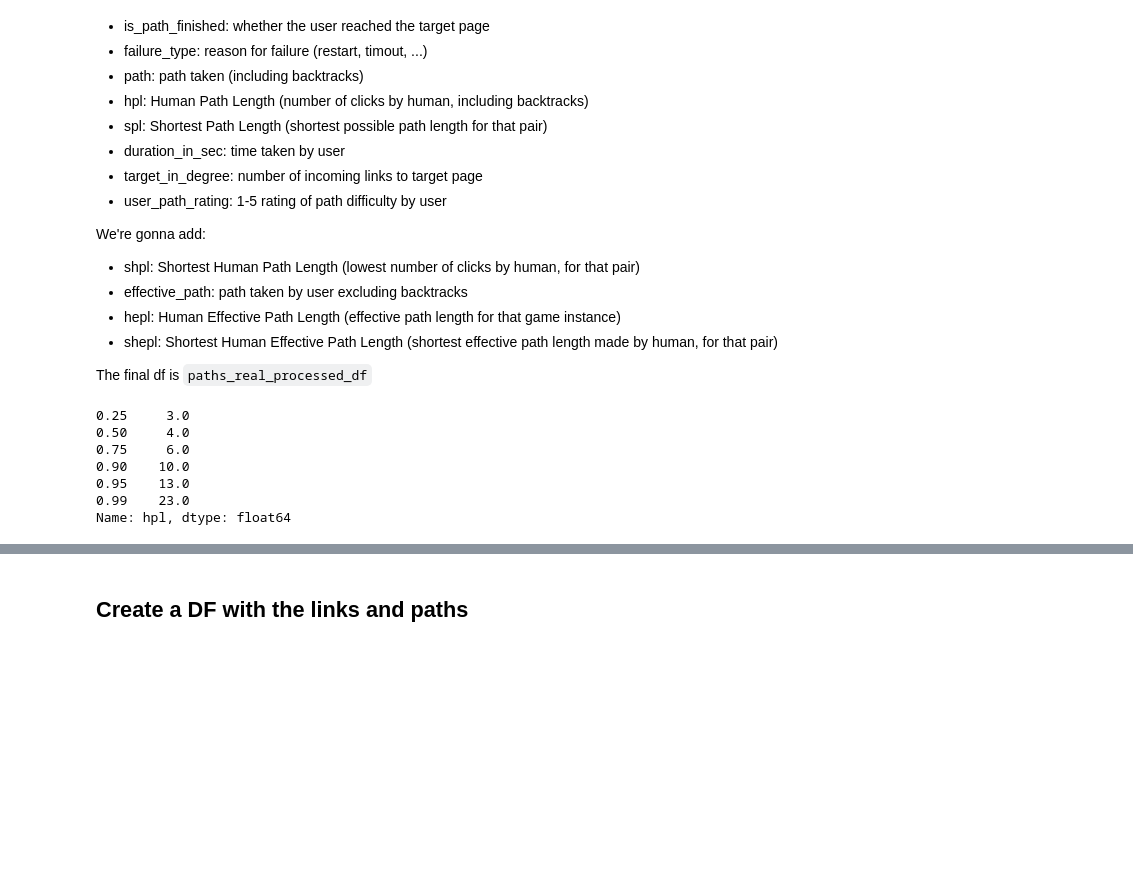
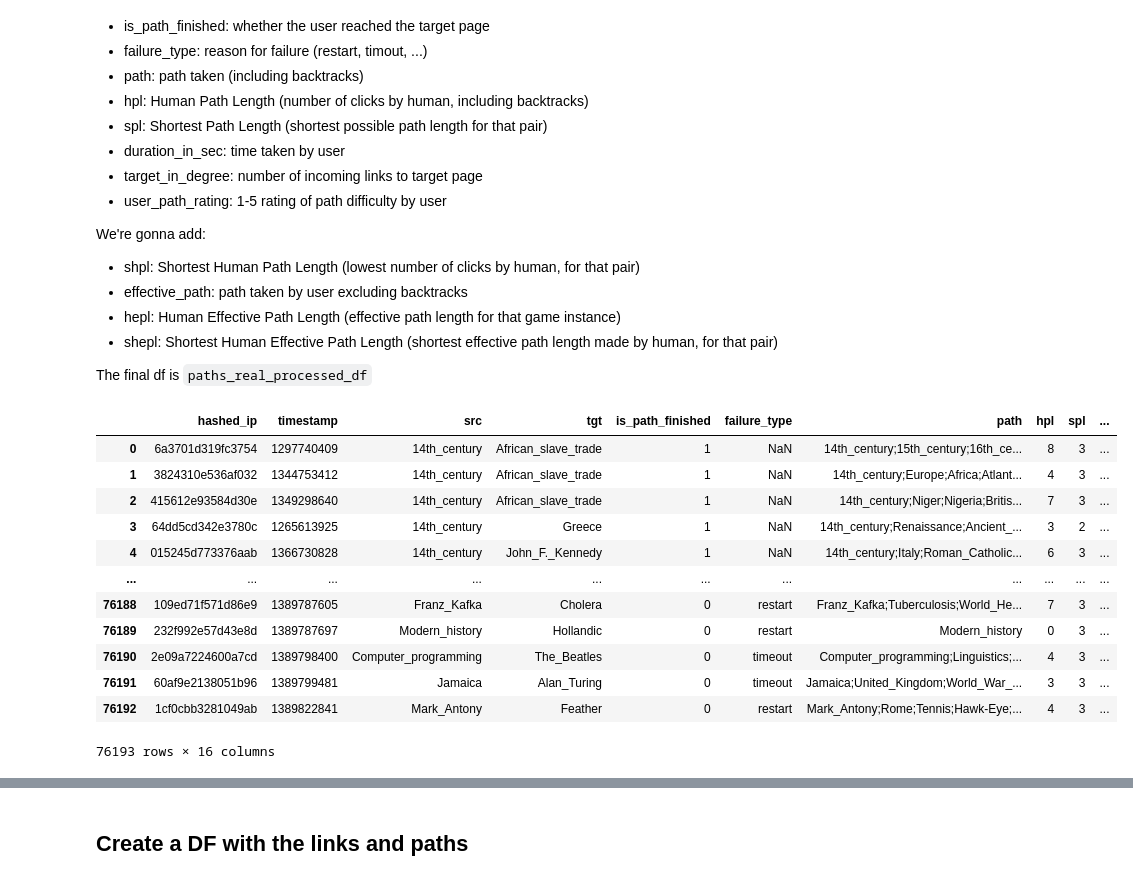
Before and after one commit to au-clan/WikiAgent, a Jupyter notebook: src/exploration.ipynb, the cells around one changed output, grey strips where cells are left out. Cells and saved outputs as stored; diff of their text form; code cells hidden in the pictures; blank space fills up the shorter version.

Commit message:
finished creating paths_real_processed_df.tsv

```diff
--- a/src/exploration.ipynb
+++ b/src/exploration.ipynb
@@ -51,40 +48,48 @@ The final df is `paths_real_processed_df`
 # %%
 # `paths_real_df` (from Akhil) has the columns:
 #  - hashed_ip: user identifier
 #  - timestamp: time of the game
 #  - src, tgt: source and target pages
 #  - is_path_finished: whether the user reached the target page
 #  - failure_type: reason for failure (restart, timout, ...)
 #  - path: path taken (including backtracks)
 #  - hpl: Human Path Length (number of clicks by human, including backtracks)
 #  - spl: Shortest Path Length (shortest possible path length for that pair)
 #  - duration_in_sec: time taken by user
 #  - target_in_degree: number of incoming links to target page
 #  - user_path_rating: 1-5 rating of path difficulty by user
 
 # We're gonna add:
 #  - shpl: Shortest Human Path Length (lowest number of clicks by human, for that pair)
 #  - effective_path: path taken by user excluding backtracks
 #  - hepl: Human Effective Path Length (effective path length for that game instance)
 #  - shepl: Shortest Human Effective Path Length (shortest effective path length made by human, for that pair)
 
 # The final df is `paths_real_processed_df`
 
 paths_real_processed_df = pd.read_csv(PATH_IN + 'paths_real_df.csv')
-# view quantiles of hpl
-paths_real_processed_df['hpl'].quantile([0.25, 0.5, 0.75, 0.9, 0.95, 0.99])
 
-# paths_real_processed_df["effective_path"] = paths_real_processed_df.apply(lambda row: effective_path(row["path"]), axis=1)
+paths_real_processed_df["effective_path"] = paths_real_processed_df.apply(lambda row: effective_path(row["path"]), axis=1)
+paths_real_processed_df["hepl"] = paths_real_processed_df.apply(lambda row: len(row["effective_path"].split(";"))-1, axis=1)
 
-# # add a column that is the shortest human path length for that pair, by choosing the minimum path_length for all games with that pair
-# paths_real_processed_df['shpl'] = paths_real_processed_df.groupby(["src", "tgt"]).agg({"hpl": "min"}).reset_index()['hpl']
+# add a column that is the shortest human path length for that pair, by choosing the minimum path_length for all games with that pair
+shpl = paths_real_processed_df[paths_real_processed_df["is_path_finished"] == 1].groupby(["src", "tgt"]).agg({"hpl": "min"}).reset_index().rename(columns={"hpl": "shpl"})
+shepl = paths_real_processed_df[paths_real_processed_df["is_path_finished"] == 1].groupby(["src", "tgt"]).agg({"hepl": "min"}).reset_index().rename(columns={"hepl": "shepl"})
 
-# paths_real_processed_df
+paths_real_processed_df = pd.merge(paths_real_processed_df, shpl, on=['src', 'tgt'], how='left')
+paths_real_processed_df = pd.merge(paths_real_processed_df, shepl, on=['src', 'tgt'], how='left')
+paths_real_processed_df
 # %% [output]
+|  | hashed_ip | timestamp | src | tgt | is_path_finished | failure_type | path | hpl | spl | ... |
+| 0 | 6a3701d319fc3754 | 1297740409 | 14th_century | African_slave_trade | 1 | NaN | 14th_century;15th_century;16th_ce... | 8 | 3 | ... |
+| 1 | 3824310e536af032 | 1344753412 | 14th_century | African_slave_trade | 1 | NaN | 14th_century;Europe;Africa;Atlant... | 4 | 3 | ... |
+| 2 | 415612e93584d30e | 1349298640 | 14th_century | African_slave_trade | 1 | NaN | 14th_century;Niger;Nigeria;Britis... | 7 | 3 | ... |
+| 3 | 64dd5cd342e3780c | 1265613925 | 14th_century | Greece | 1 | NaN | 14th_century;Renaissance;Ancient_... | 3 | 2 | ... |
+| 4 | 015245d773376aab | 1366730828 | 14th_century | John_F._Kennedy | 1 | NaN | 14th_century;Italy;Roman_Catholic... | 6 | 3 | ... |
+| ... | ... | ... | ... | ... | ... | ... | ... | ... | ... | ... |
+| 76188 | 109ed71f571d86e9 | 1389787605 | Franz_Kafka | Cholera | 0 | restart | Franz_Kafka;Tuberculosis;World_He... | 7 | 3 | ... |
+| 76189 | 232f992e57d43e8d | 1389787697 | Modern_history | Hollandic | 0 | restart | Modern_history | 0 | 3 | ... |
+| 76190 | 2e09a7224600a7cd | 1389798400 | Computer_programming | The_Beatles | 0 | timeout | Computer_programming;Linguistics;... | 4 | 3 | ... |
+| 76191 | 60af9e2138051b96 | 1389799481 | Jamaica | Alan_Turing | 0 | timeout | Jamaica;United_Kingdom;World_War_... | 3 | 3 | ... |
+| 76192 | 1cf0cbb3281049ab | 1389822841 | Mark_Antony | Feather | 0 | restart | Mark_Antony;Rome;Tennis;Hawk-Eye;... | 4 | 3 | ... |
-0.25     3.0
-0.50     4.0
-0.75     6.0
-0.90    10.0
-0.95    13.0
-0.99    23.0
-Name: hpl, dtype: float64
+76193 rows × 16 columns
```
Also changed, not shown: parts of 3 cells of this notebook.
